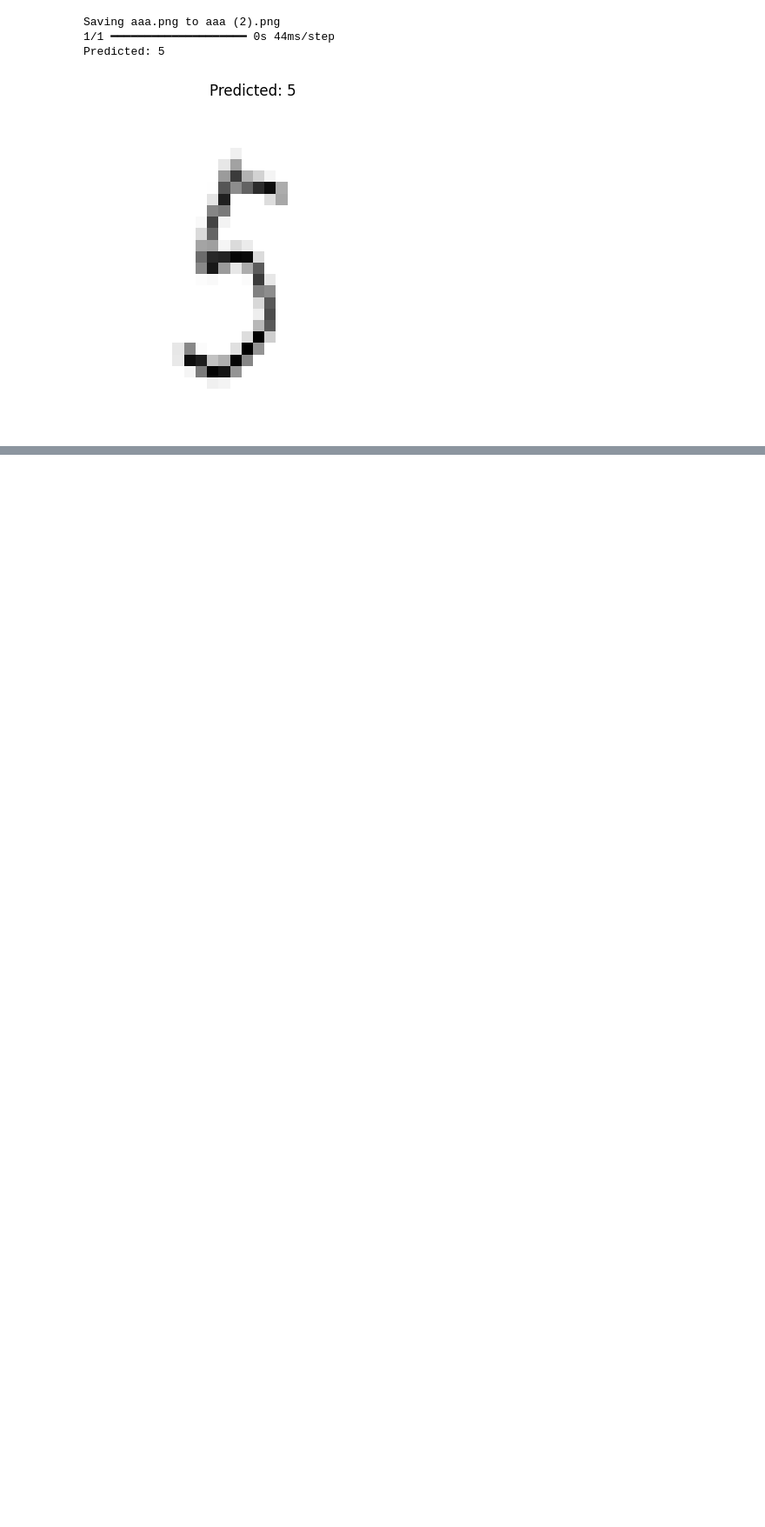
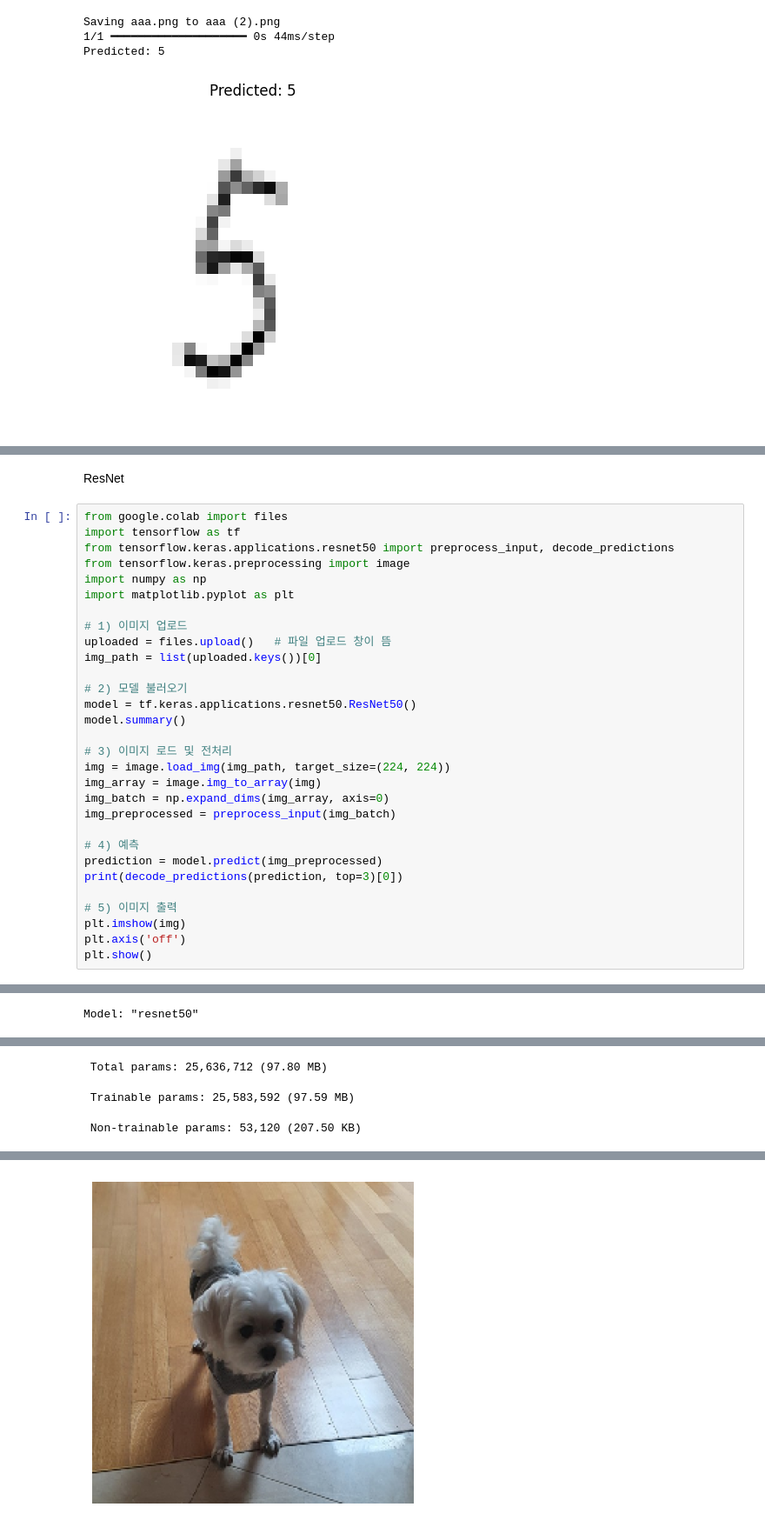
Before and after one commit to surf0123/ai, a Jupyter notebook: intai.ipynb, the cells around one changed output, grey strips where cells are left out. Shown at 87% size. Cells and saved outputs as stored; diff of their text form; blank space fills up the shorter version.

```diff
--- a/intai.ipynb
+++ b/intai.ipynb
@@ -398,0 +466,33 @@ Predicted: 5
+# %% [markdown]
+ResNet
+# %%
+from google.colab import files
+import tensorflow as tf
+from tensorflow.keras.applications.resnet50 import preprocess_input, decode_predictions
+from tensorflow.keras.preprocessing import image
+import numpy as np
+import matplotlib.pyplot as plt
+
+# 1) 이미지 업로드
+uploaded = files.upload()   # 파일 업로드 창이 뜸
+img_path = list(uploaded.keys())[0]
+
+# 2) 모델 불러오기
+model = tf.keras.applications.resnet50.ResNet50()
+model.summary()
+
+# 3) 이미지 로드 및 전처리
+img = image.load_img(img_path, target_size=(224, 224))
+img_array = image.img_to_array(img)
+img_batch = np.expand_dims(img_array, axis=0)
+img_preprocessed = preprocess_input(img_batch)
+
+# 4) 예측
+prediction = model.predict(img_preprocessed)
+print(decode_predictions(prediction, top=3)[0])
+
+# 5) 이미지 출력
+plt.imshow(img)
+plt.axis('off')
+plt.show()
+# %% [output]
@@ -398,0 +503 @@ Predicted: 5
+Model: "resnet50"
@@ -398,0 +521,3 @@ Predicted: 5
+ Total params: 25,636,712 (97.80 MB)
+ Trainable params: 25,583,592 (97.59 MB)
+ Non-trainable params: 53,120 (207.50 KB)
@@ -398,0 +526 @@ Predicted: 5
+[figure, added]
```
Also changed, not shown: parts of 3 cells of this notebook.
